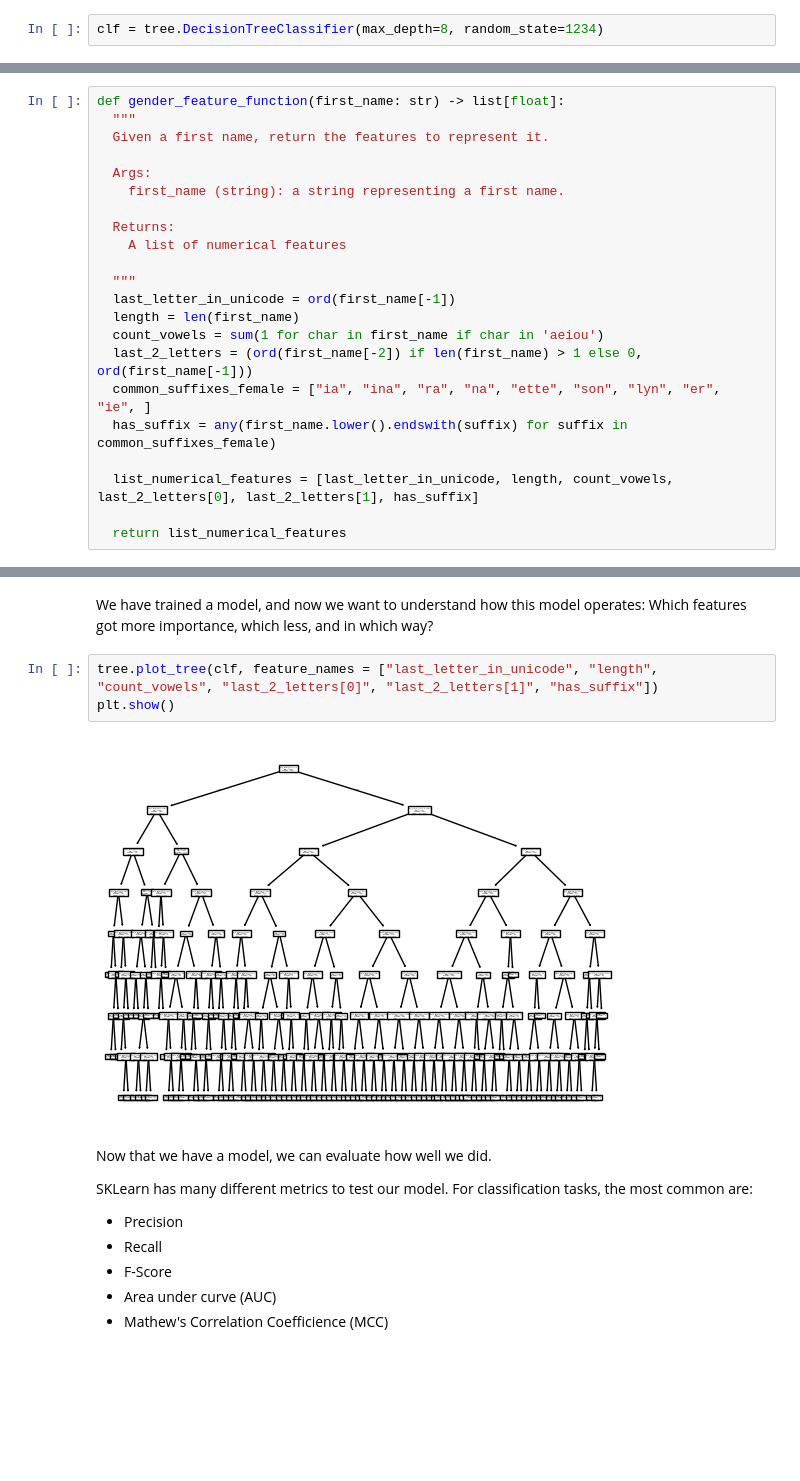
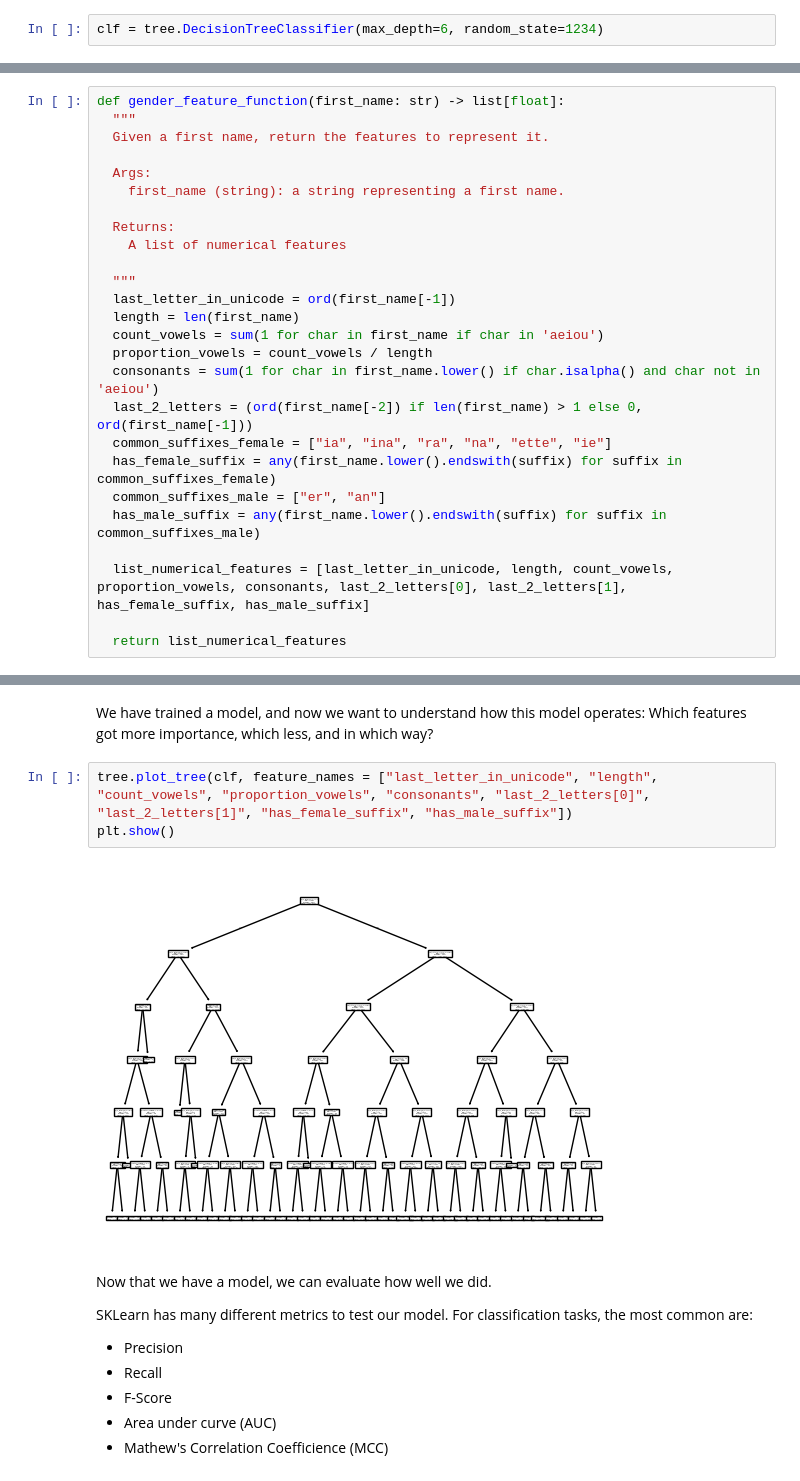
Before and after one commit to larajakl/Machine-Learning, a Jupyter notebook: 02_Gender_Identification_with_Decision_Tree.ipynb, the cells around one changed output, grey strips where cells are left out. Drawn from its saved outputs; the diff is of its cells as text; blank space fills up the shorter version.

```diff
--- a/02_Gender_Identification_with_Decision_Tree.ipynb
+++ b/02_Gender_Identification_with_Decision_Tree.ipynb
@@ -278,7 +278,7 @@ assert len(X_test) == len(y_test)
 # %% [markdown]
 It is the time to initialize our [Decision Tree](https://scikit-learn.org/stable/modules/generated/sklearn.tree.DecisionTreeClassifier.html):
 # %%
-clf = tree.DecisionTreeClassifier(max_depth=8, random_state=1234)
+clf = tree.DecisionTreeClassifier(max_depth=6, random_state=1234)
 # %% [markdown]
 And of course, we need our Feature Function again.
 However, unlike NLTK, which required a **dictionary** of features, when working with SKLearn, we need to use a **list** of numerical features (a vector).
@@ -299,11 +299,15 @@ def gender_feature_function(first_name: str) -> list[float]:
   last_letter_in_unicode = ord(first_name[-1])
   length = len(first_name)
   count_vowels = sum(1 for char in first_name if char in 'aeiou')
+  proportion_vowels = count_vowels / length
+  consonants = sum(1 for char in first_name.lower() if char.isalpha() and char not in 'aeiou')
   last_2_letters = (ord(first_name[-2]) if len(first_name) > 1 else 0, ord(first_name[-1]))
-  common_suffixes_female = ["ia", "ina", "ra", "na", "ette", "son", "lyn", "er", "ie", ]
-  has_suffix = any(first_name.lower().endswith(suffix) for suffix in common_suffixes_female)
+  common_suffixes_female = ["ia", "ina", "ra", "na", "ette", "ie"]
+  has_female_suffix = any(first_name.lower().endswith(suffix) for suffix in common_suffixes_female)
+  common_suffixes_male = ["er", "an"]
+  has_male_suffix = any(first_name.lower().endswith(suffix) for suffix in common_suffixes_male)
 
-  list_numerical_features = [last_letter_in_unicode, length, count_vowels, last_2_letters[0], last_2_letters[1], has_suffix]
+  list_numerical_features = [last_letter_in_unicode, length, count_vowels, proportion_vowels, consonants, last_2_letters[0], last_2_letters[1], has_female_suffix, has_male_suffix]
 
   return list_numerical_features
 # %%
@@ -365,10 +382,10 @@ clf = clf.fit(X_train, y_train)
 # %% [markdown]
 We have trained a model, and now we want to understand how this model operates: Which features got more importance, which less, and in which way?
 # %%
-tree.plot_tree(clf, feature_names = ["last_letter_in_unicode", "length", "count_vowels", "last_2_letters[0]", "last_2_letters[1]", "has_suffix"])
+tree.plot_tree(clf, feature_names = ["last_letter_in_unicode", "length", "count_vowels", "proportion_vowels", "consonants", "last_2_letters[0]", "last_2_letters[1]", "has_female_suffix", "has_male_suffix"])
 plt.show()
 # %% [output]
-[figure, old version]
+[figure, new version]
 # %% [markdown]
 Now that we have a model, we can evaluate how well we did.
 
```
Also changed, not shown: parts of 12 cells of this notebook.
